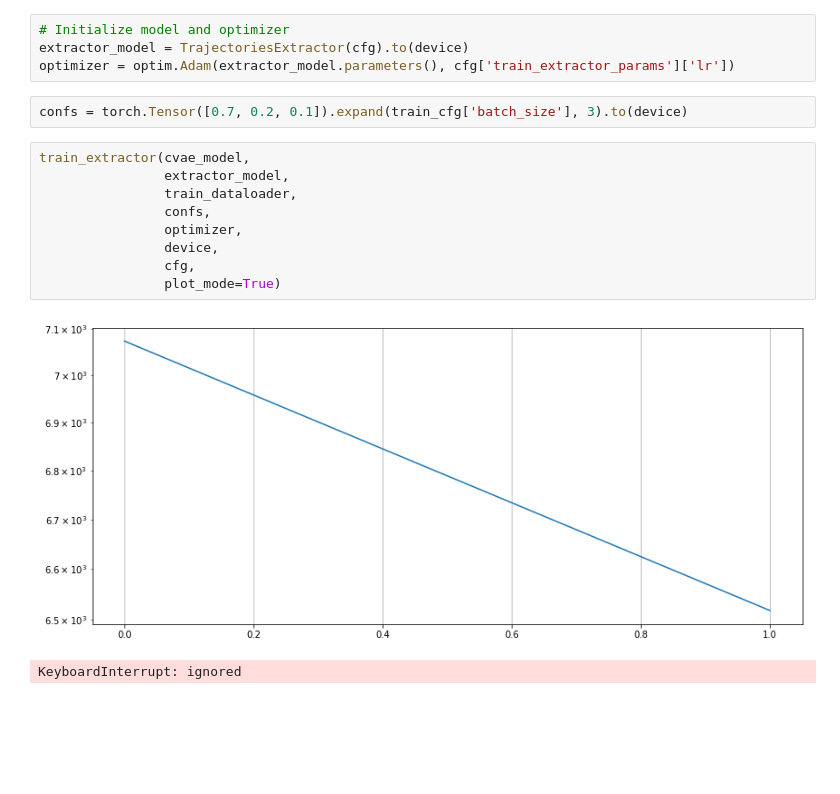
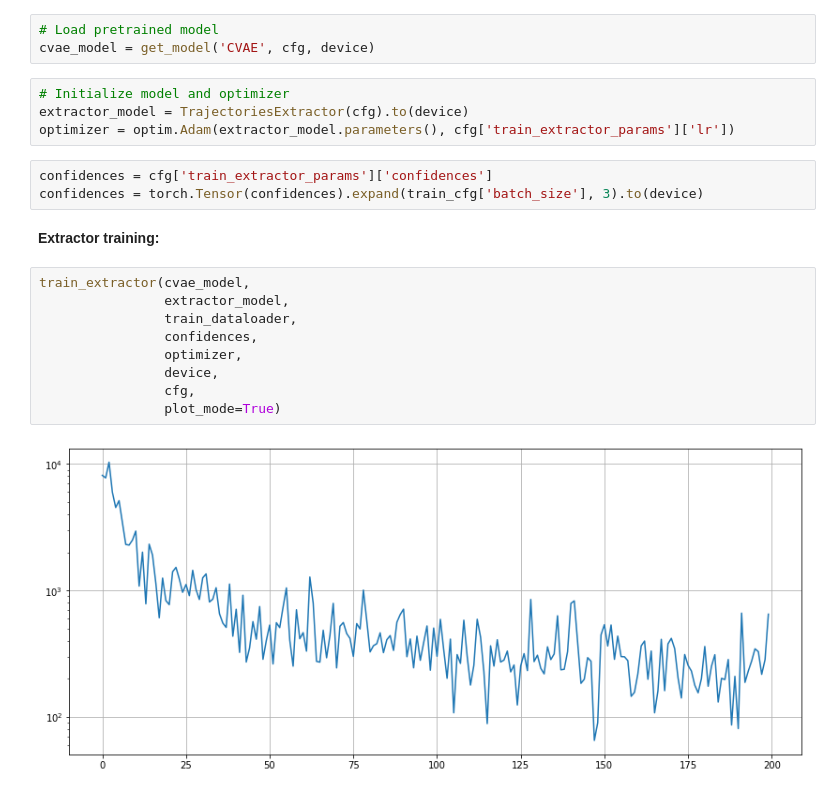
Before and after one commit to kumgleb/Lyft_motion_prediction, a Jupyter notebook: examples/train_example.ipynb, the cells around one changed output. Saved outputs shown, nothing was run; the diff lists cells and outputs as text; blank space fills up the shorter version.

```diff
--- a/examples/train_example.ipynb
+++ b/examples/train_example.ipynb
@@ -129,18 +95,23 @@ cvae_model = model
+# %%
+# Load pretrained model
+cvae_model = get_model('CVAE', cfg, device)
 # %%
 # Initialize model and optimizer
 extractor_model = TrajectoriesExtractor(cfg).to(device)
 optimizer = optim.Adam(extractor_model.parameters(), cfg['train_extractor_params']['lr'])
 # %%
-confs = torch.Tensor([0.7, 0.2, 0.1]).expand(train_cfg['batch_size'], 3).to(device)
+confidences = cfg['train_extractor_params']['confidences']
+confidences = torch.Tensor(confidences).expand(train_cfg['batch_size'], 3).to(device)
+# %% [markdown]
+**Extractor training:**
 # %%
 train_extractor(cvae_model,
                 extractor_model,
                 train_dataloader,
-                confs,
+                confidences,
                 optimizer,
                 device,
                 cfg,
                 plot_mode=True)
 # %% [output]
-[figure, old version]
+[figure, new version]
-KeyboardInterrupt: ignored
```
Also changed, not shown: parts of 21 cells of this notebook, 11 other files.
